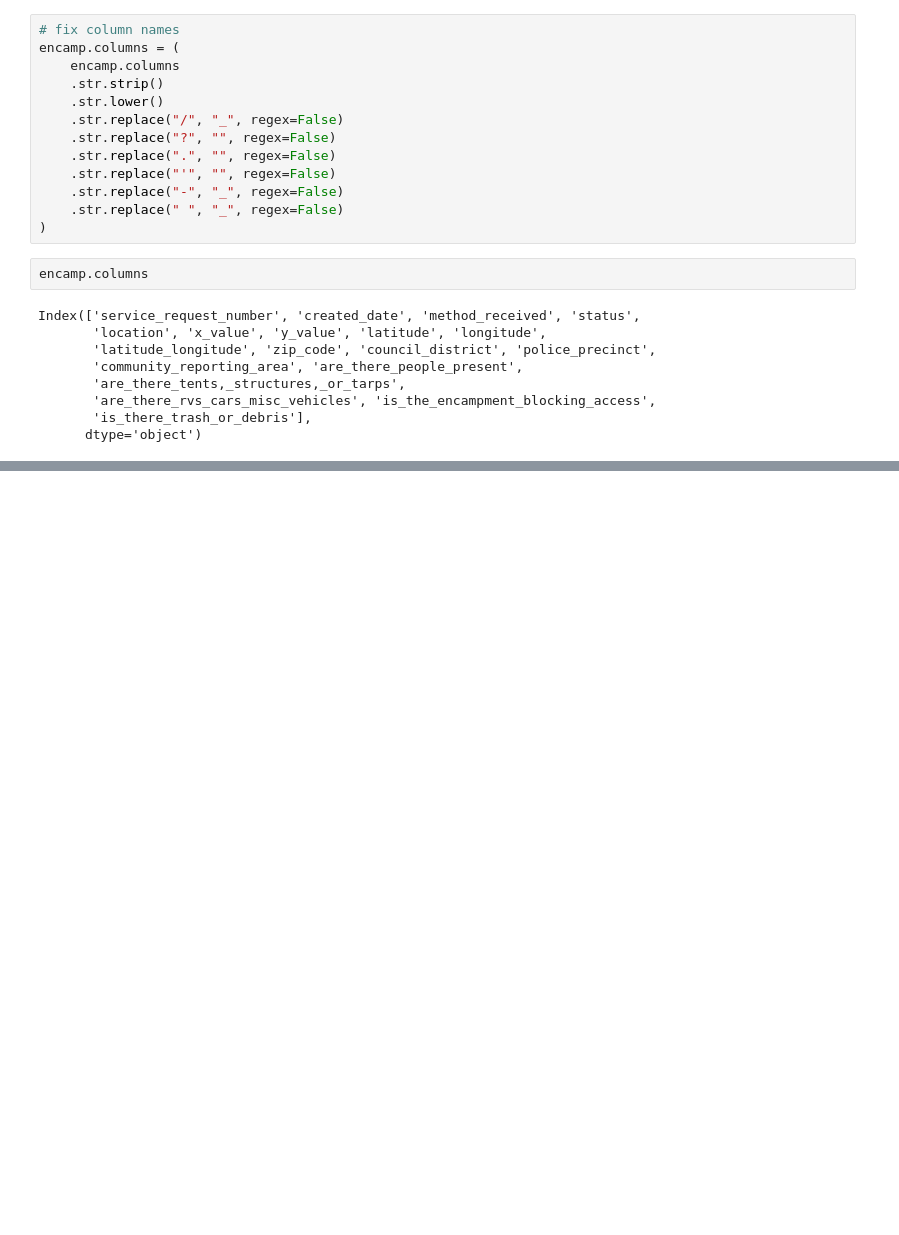
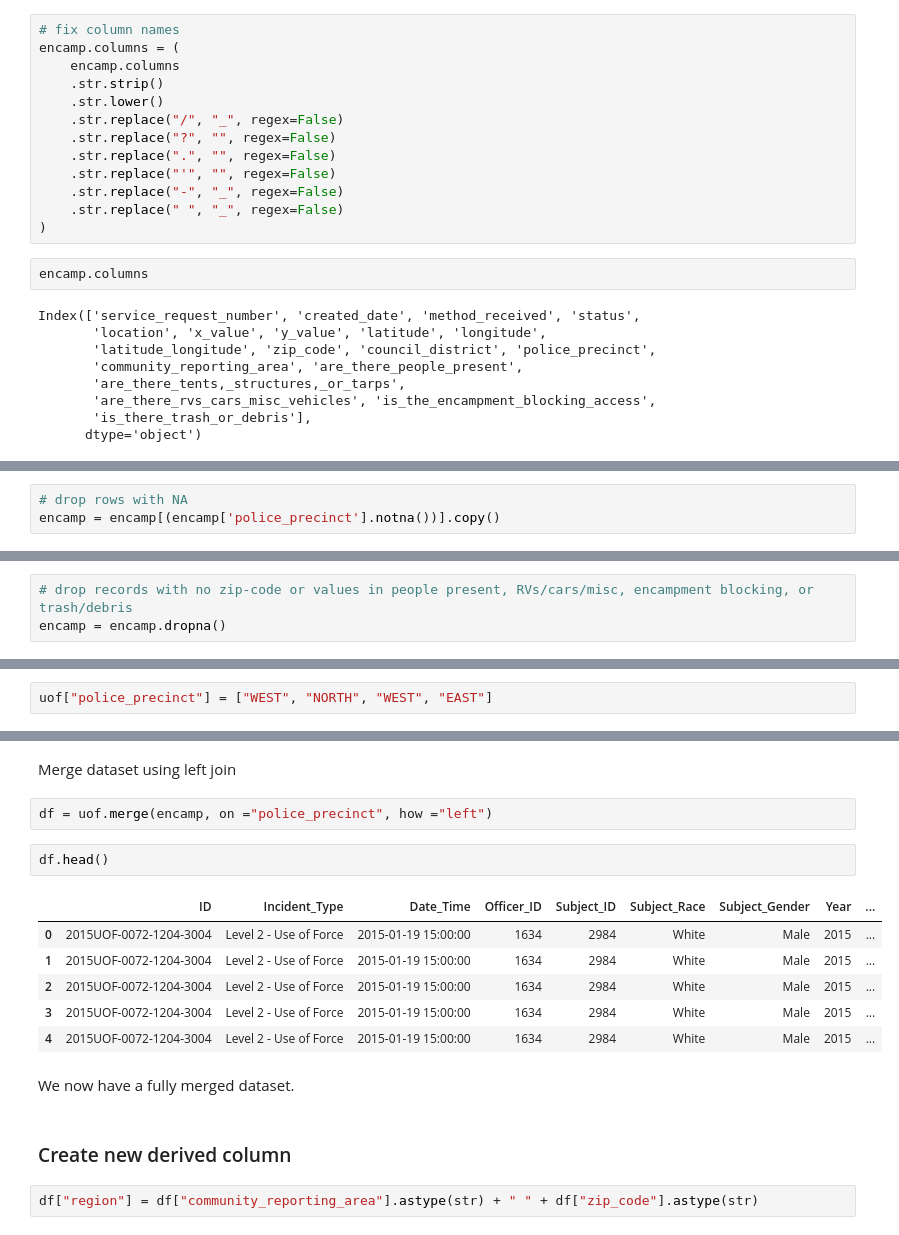
Before and after one commit to sgolden3/Use-of-Force, a Jupyter notebook: etl_pipeline.ipynb, the cells around one changed output, grey strips where cells are left out. Cells and saved outputs as stored; diff of their text form; blank space fills up the shorter version.

```diff
--- a/etl_pipeline.ipynb
+++ b/etl_pipeline.ipynb
@@ -159,0 +121,3 @@ encamp.head
+# %%
+# drop rows with NA
+encamp = encamp[(encamp['police_precinct'].notna())].copy()
@@ -159,0 +158,3 @@ encamp.head
+# %%
+# drop records with no zip-code or values in people present, RVs/cars/misc, encampment blocking, or trash/debris
+encamp = encamp.dropna()
@@ -159,0 +198,2 @@ encamp.head
+# %%
+uof["police_precinct"] = ["WEST", "NORTH", "WEST", "EAST"]
@@ -159,0 +208,19 @@ encamp.head
+# %% [markdown]
+Merge dataset using left join
+# %%
+df = uof.merge(encamp, on ="police_precinct", how ="left")
+# %%
+df.head()
+# %% [output]
+|  | ID | Incident_Type | Date_Time | Officer_ID | Subject_ID | Subject_Race | Subject_Gender | Year | ... |
+| 0 | 2015UOF-0072-1204-3004 | Level 2 - Use of Force | 2015-01-19 15:00:00 | 1634 | 2984 | White | Male | 2015 | ... |
+| 1 | 2015UOF-0072-1204-3004 | Level 2 - Use of Force | 2015-01-19 15:00:00 | 1634 | 2984 | White | Male | 2015 | ... |
+| 2 | 2015UOF-0072-1204-3004 | Level 2 - Use of Force | 2015-01-19 15:00:00 | 1634 | 2984 | White | Male | 2015 | ... |
+| 3 | 2015UOF-0072-1204-3004 | Level 2 - Use of Force | 2015-01-19 15:00:00 | 1634 | 2984 | White | Male | 2015 | ... |
+| 4 | 2015UOF-0072-1204-3004 | Level 2 - Use of Force | 2015-01-19 15:00:00 | 1634 | 2984 | White | Male | 2015 | ... |
+# %% [markdown]
+We now have a fully merged dataset.
+# %% [markdown]
+### Create new derived column
+# %%
+df["region"] = df["community_reporting_area"].astype(str) + " " + df["zip_code"].astype(str)
```
Also changed, not shown: parts of 21 cells of this notebook.
